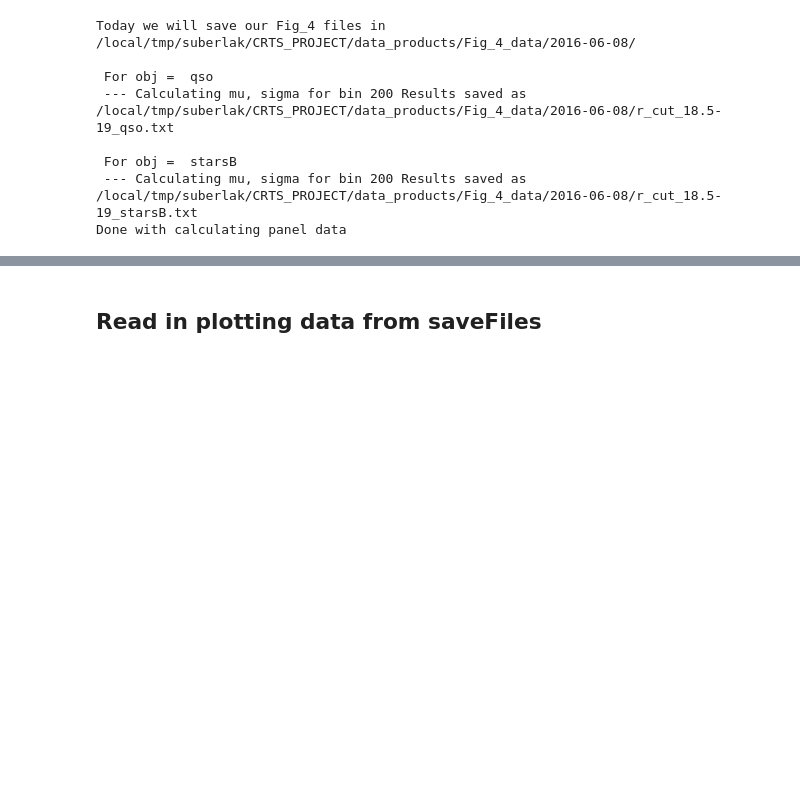
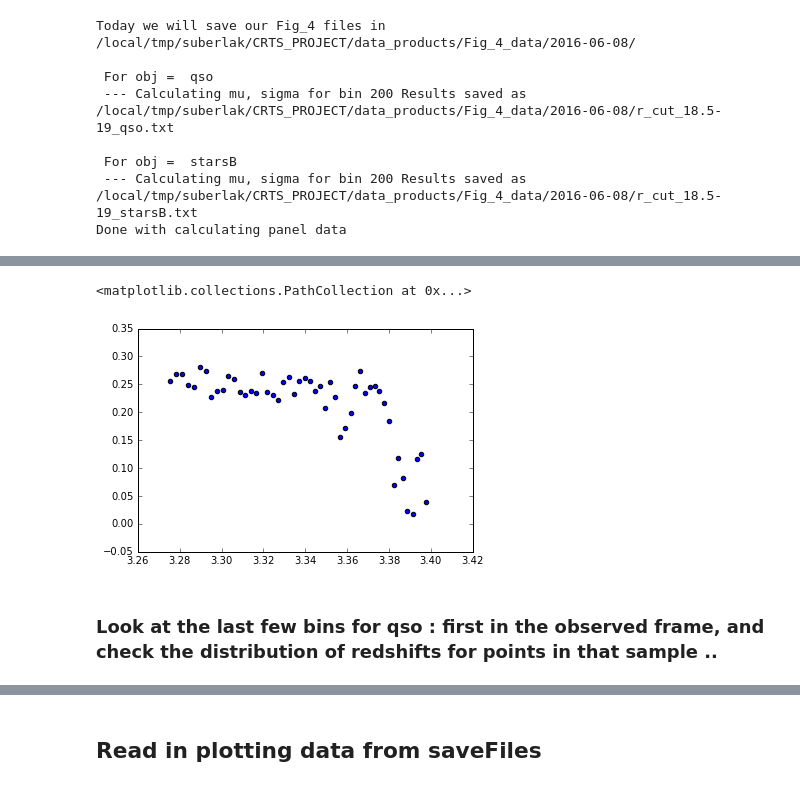
Before and after one commit to suberlak/CRTS_PROJECT, a Jupyter notebook: F_Fig_4_SF_three_panels.ipynb, the cells around one changed output, grey strips where cells are left out. Drawn from its saved outputs; the diff is of its cells as text; code cells hidden in the pictures; blank space fills up the shorter version.

```diff
--- a/F_Fig_4_SF_three_panels.ipynb
+++ b/F_Fig_4_SF_three_panels.ipynb
@@ -236,0 +593,7 @@ Done with calculating panel data
+# %%
+plt.scatter(np.log10(mean_tau[150:]), bin_sigma_G[150:])
+# %% [output]
+<matplotlib.collections.PathCollection at 0x...>
+[figure, added]
+# %% [markdown]
+### Look at the last few bins for qso : first in the observed frame, and check the distribution of redshifts for points in that sample ..
```
Also changed, not shown: parts of 47 cells of this notebook, 1 other file.
